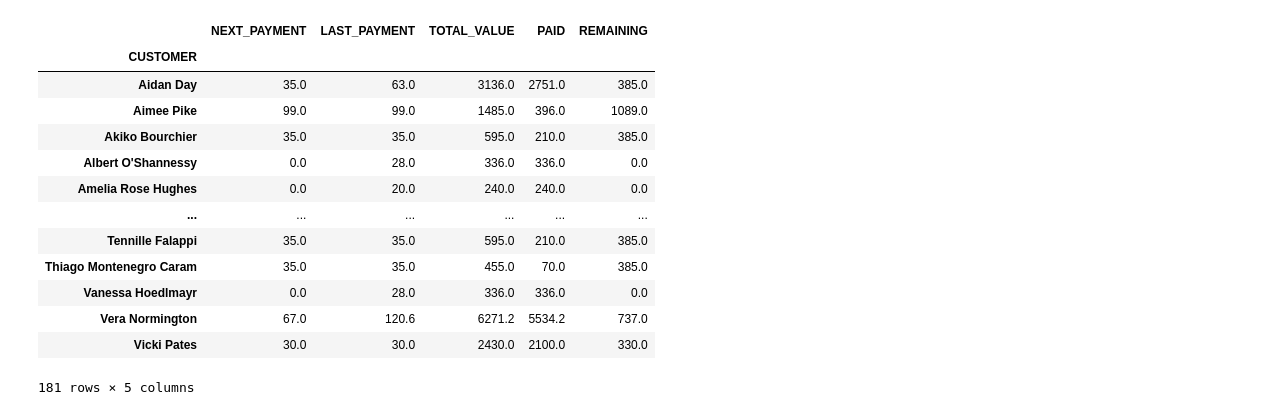
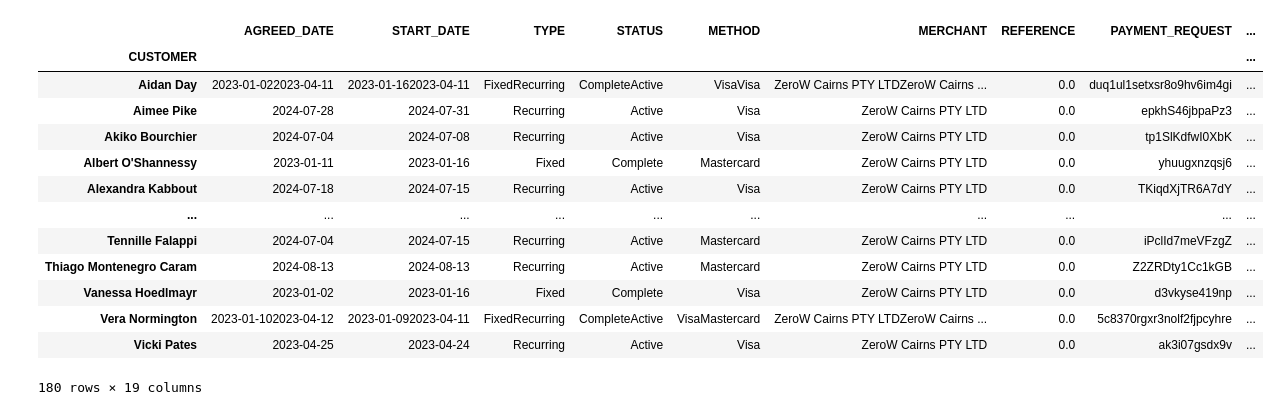
Before and after one commit to mkingopng/ZeroW, a Jupyter notebook: src/cairns_membership_analysis.ipynb, the cells around one changed output. Cells and saved outputs as stored; diff of their text form; code cells hidden in the pictures.

```diff
--- a/src/cairns_membership_analysis.ipynb
+++ b/src/cairns_membership_analysis.ipynb
@@ -37,18 +37,18 @@ filtered_df
 # %%
-result_df = filtered_df.groupby('CUSTOMER')[['NEXT_PAYMENT', 'LAST_PAYMENT', 'TOTAL_VALUE', 'PAID', 'REMAINING']].sum()
+result_df = filtered_df.groupby('CUSTOMER').sum()
 result_df
 # %% [output]
-|  | NEXT_PAYMENT | LAST_PAYMENT | TOTAL_VALUE | PAID | REMAINING |
-| CUSTOMER |  |  |  |  |  |
-| Aidan Day | 35.0 | 63.0 | 3136.0 | 2751.0 | 385.0 |
-| Aimee Pike | 99.0 | 99.0 | 1485.0 | 396.0 | 1089.0 |
-| Akiko Bourchier | 35.0 | 35.0 | 595.0 | 210.0 | 385.0 |
-| Albert O'Shannessy | 0.0 | 28.0 | 336.0 | 336.0 | 0.0 |
-| Amelia Rose Hughes | 0.0 | 20.0 | 240.0 | 240.0 | 0.0 |
-| ... | ... | ... | ... | ... | ... |
-| Tennille Falappi | 35.0 | 35.0 | 595.0 | 210.0 | 385.0 |
-| Thiago Montenegro Caram | 35.0 | 35.0 | 455.0 | 70.0 | 385.0 |
-| Vanessa Hoedlmayr | 0.0 | 28.0 | 336.0 | 336.0 | 0.0 |
-| Vera Normington | 67.0 | 120.6 | 6271.2 | 5534.2 | 737.0 |
-| Vicki Pates | 30.0 | 30.0 | 2430.0 | 2100.0 | 330.0 |
+|  | AGREED_DATE | START_DATE | TYPE | STATUS | METHOD | MERCHANT | REFERENCE | PAYMENT_REQUEST | ... |
+| CUSTOMER |  |  |  |  |  |  |  |  | ... |
+| Aidan Day | 2023-01-022023-04-11 | 2023-01-162023-04-11 | FixedRecurring | CompleteActive | VisaVisa | ZeroW Cairns PTY LTDZeroW Cairns ... | 0.0 | duq1ul1setxsr8o9hv6im4gi | ... |
+| Aimee Pike | 2024-07-28 | 2024-07-31 | Recurring | Active | Visa | ZeroW Cairns PTY LTD | 0.0 | epkhS46jbpaPz3 | ... |
+| Akiko Bourchier | 2024-07-04 | 2024-07-08 | Recurring | Active | Visa | ZeroW Cairns PTY LTD | 0.0 | tp1SlKdfwI0XbK | ... |
+| Albert O'Shannessy | 2023-01-11 | 2023-01-16 | Fixed | Complete | Mastercard | ZeroW Cairns PTY LTD | 0.0 | yhuugxnzqsj6 | ... |
+| Alexandra Kabbout | 2024-07-18 | 2024-07-15 | Recurring | Active | Visa | ZeroW Cairns PTY LTD | 0.0 | TKiqdXjTR6A7dY | ... |
+| ... | ... | ... | ... | ... | ... | ... | ... | ... | ... |
+| Tennille Falappi | 2024-07-04 | 2024-07-15 | Recurring | Active | Mastercard | ZeroW Cairns PTY LTD | 0.0 | iPclId7meVFzgZ | ... |
+| Thiago Montenegro Caram | 2024-08-13 | 2024-08-13 | Recurring | Active | Mastercard | ZeroW Cairns PTY LTD | 0.0 | Z2ZRDty1Cc1kGB | ... |
+| Vanessa Hoedlmayr | 2023-01-02 | 2023-01-16 | Fixed | Complete | Visa | ZeroW Cairns PTY LTD | 0.0 | d3vkyse419np | ... |
+| Vera Normington | 2023-01-102023-04-12 | 2023-01-092023-04-11 | FixedRecurring | CompleteActive | VisaMastercard | ZeroW Cairns PTY LTDZeroW Cairns ... | 0.0 | 5c8370rgxr3nolf2fjpcyhre | ... |
+| Vicki Pates | 2023-04-25 | 2023-04-24 | Recurring | Active | Visa | ZeroW Cairns PTY LTD | 0.0 | ak3i07gsdx9v | ... |
-181 rows × 5 columns
+180 rows × 19 columns
```
Also changed, not shown: parts of 4 cells of this notebook, 23 other files.
